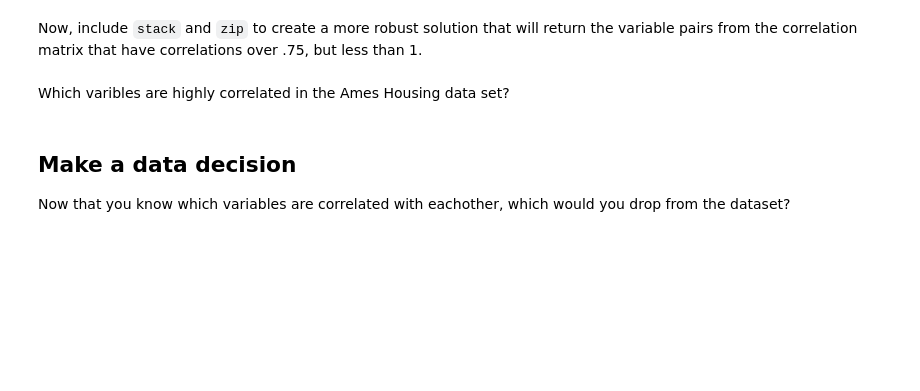
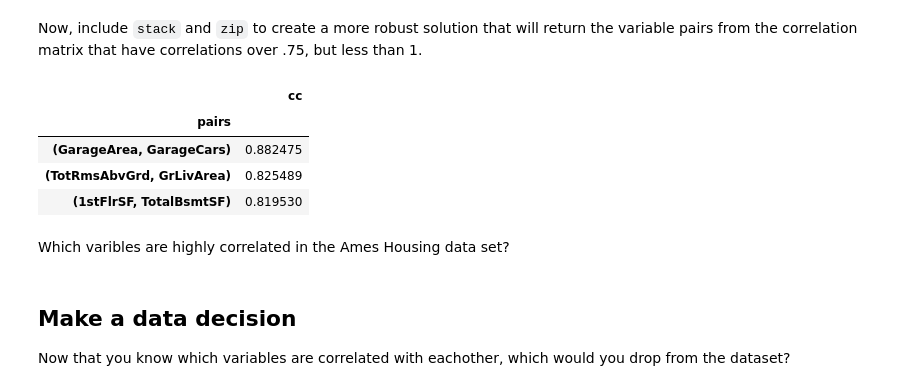
Before and after one commit to Pamela-Chebii/dsc-multicollinearity-of-features-lab, a Jupyter notebook: index.ipynb, the cells around one changed output. Cells and saved outputs as stored; diff of their text form; code cells hidden in the pictures; blank space fills up the shorter version.

```diff
--- a/index.ipynb
+++ b/index.ipynb
@@ -104,4 +146,24 @@ Return `True` for positive or negative correlations that are bigger than 0.75 in
 # %% [markdown]
 Now, include `stack` and `zip` to create a more robust solution that will return the variable pairs from the correlation matrix that have correlations over .75, but less than 1.
+# %%
+df = ames_processed.corr().abs().stack().reset_index().sort_values(0, ascending=False)
+df['pairs'] = list(zip(df.level_0, df.level_1))
+
+df.set_index(['pairs'], inplace = True)
+
+df.drop(columns=['level_1', 'level_0'], inplace = True)
+
+# cc for correlation coefficient
+df.columns = ['cc']
+
+df.drop_duplicates(inplace=True)
+
+df[(df.cc>.75) & (df.cc<1)]
+# %% [output]
+|  | cc |
+| pairs |  |
+| (GarageArea, GarageCars) | 0.882475 |
+| (TotRmsAbvGrd, GrLivArea) | 0.825489 |
+| (1stFlrSF, TotalBsmtSF) | 0.819530 |
 # %% [markdown]
 Which varibles are highly correlated in the Ames Housing data set?
```
Also changed, not shown: parts of 7 cells of this notebook.
